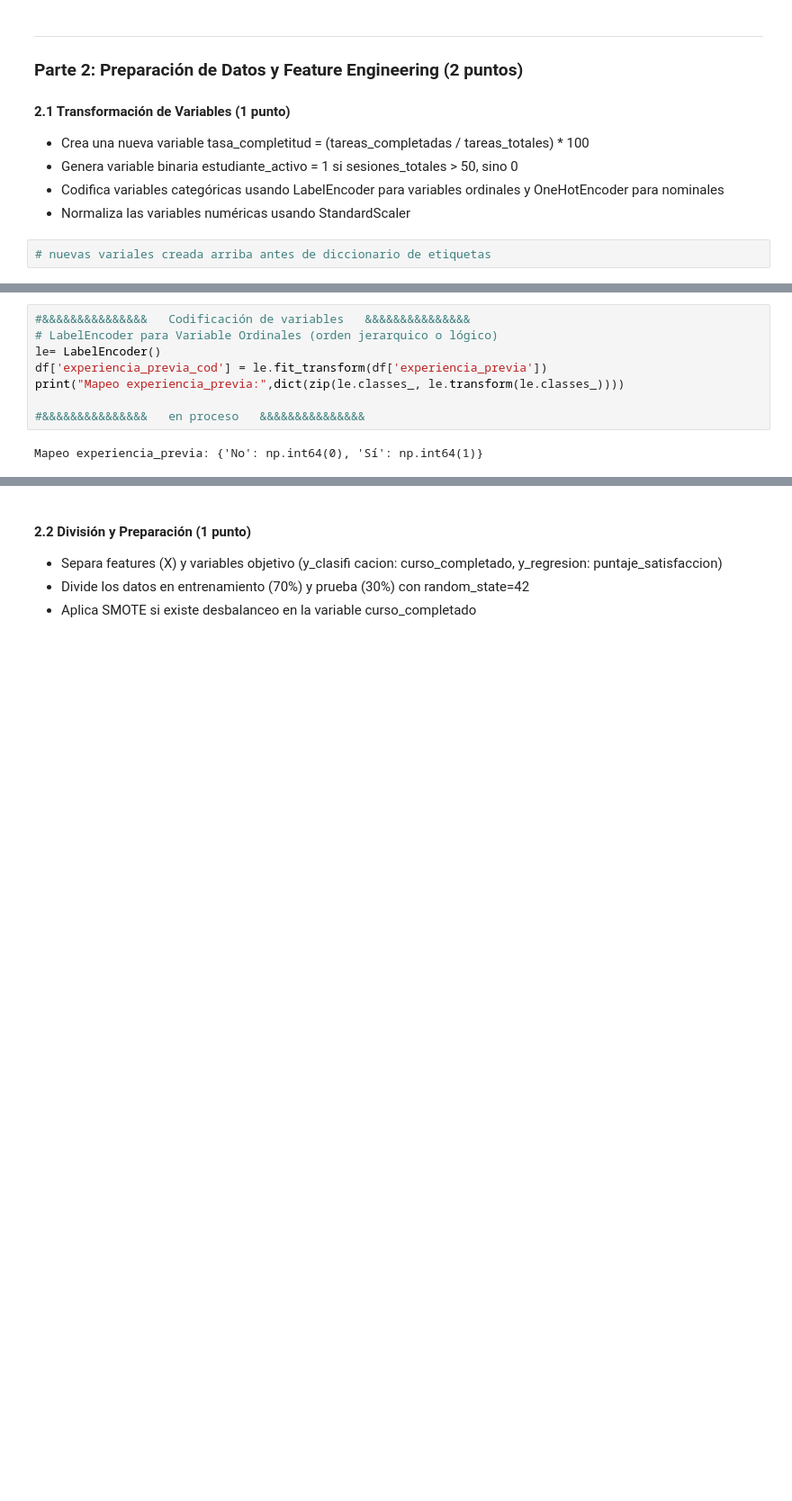
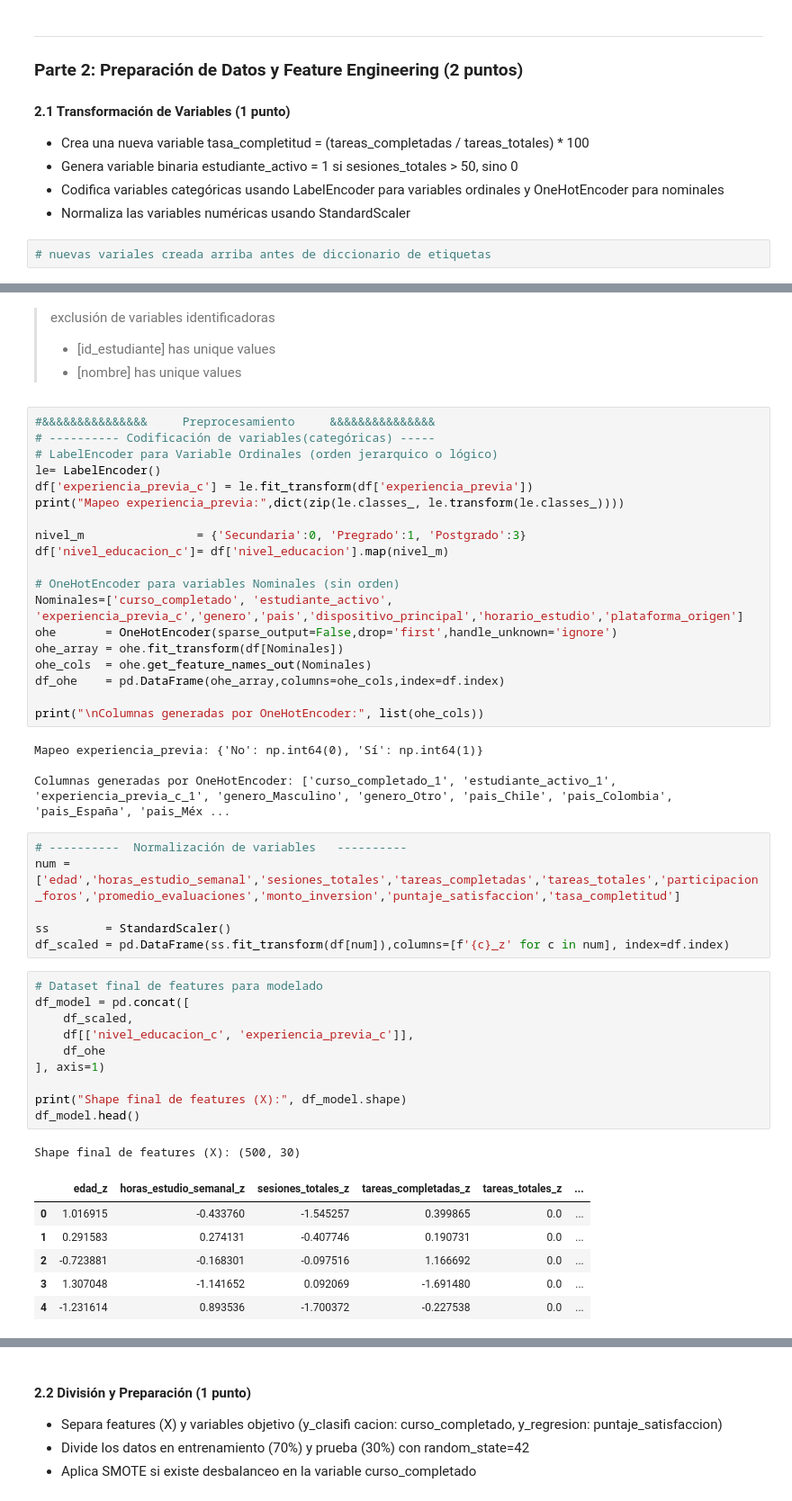
Before and after one commit to JocelynMatus/Data-science-Machine-Learning, a Jupyter notebook: P1-final-.ipynb, the cells around one changed output, grey strips where cells are left out. Shown at 90% size. Cells and saved outputs as stored; diff of their text form; blank space fills up the shorter version.

```diff
--- a/P1-final-.ipynb
+++ b/P1-final-.ipynb
@@ -681,10 +676,51 @@ ____________________________
+# %% [markdown]
+> exclusión de variables identificadoras
+>- [id_estudiante] has unique values
+>- [nombre] has unique values
 # %%
-#&&&&&&&&&&&&&&&   Codificación de variables   &&&&&&&&&&&&&&&
+#&&&&&&&&&&&&&&&     Preprocesamiento     &&&&&&&&&&&&&&&
+# ---------- Codificación de variables(categóricas) -----
 # LabelEncoder para Variable Ordinales (orden jerarquico o lógico)
 le= LabelEncoder()
-df['experiencia_previa_cod'] = le.fit_transform(df['experiencia_previa'])
+df['experiencia_previa_c'] = le.fit_transform(df['experiencia_previa'])
 print("Mapeo experiencia_previa:",dict(zip(le.classes_, le.transform(le.classes_))))
 
-#&&&&&&&&&&&&&&&   en proceso   &&&&&&&&&&&&&&&
+nivel_m                = {'Secundaria':0, 'Pregrado':1, 'Postgrado':3}
+df['nivel_educacion_c']= df['nivel_educacion'].map(nivel_m)
+
+# OneHotEncoder para variables Nominales (sin orden)
+Nominales=['curso_completado', 'estudiante_activo', 'experiencia_previa_c','genero','pais','dispositivo_principal','horario_estudio','plataforma_origen']
+ohe       = OneHotEncoder(sparse_output=False,drop='first',handle_unknown='ignore')
+ohe_array = ohe.fit_transform(df[Nominales])
+ohe_cols  = ohe.get_feature_names_out(Nominales)
+df_ohe    = pd.DataFrame(ohe_array,columns=ohe_cols,index=df.index)
+
+print("\nColumnas generadas por OneHotEncoder:", list(ohe_cols))
 # %% [output]
 Mapeo experiencia_previa: {'No': np.int64(0), 'Sí': np.int64(1)}
+
+Columnas generadas por OneHotEncoder: ['curso_completado_1', 'estudiante_activo_1', 'experiencia_previa_c_1', 'genero_Masculino', 'genero_Otro', 'pais_Chile', 'pais_Colombia', 'pais_España', 'pais_Méx ...
+# %%
+# ----------  Normalización de variables   ----------
+num = ['edad','horas_estudio_semanal','sesiones_totales','tareas_completadas','tareas_totales','participacion_foros','promedio_evaluaciones','monto_inversion','puntaje_satisfaccion','tasa_completitud']
+
+ss        = StandardScaler()
+df_scaled = pd.DataFrame(ss.fit_transform(df[num]),columns=[f'{c}_z' for c in num], index=df.index)
+# %%
+# Dataset final de features para modelado
+df_model = pd.concat([
+    df_scaled,
+    df[['nivel_educacion_c', 'experiencia_previa_c']],
+    df_ohe
+], axis=1)
+
+print("Shape final de features (X):", df_model.shape)
+df_model.head()
+# %% [output]
+Shape final de features (X): (500, 30)
+|  | edad_z | horas_estudio_semanal_z | sesiones_totales_z | tareas_completadas_z | tareas_totales_z | ... |
+| 0 | 1.016915 | -0.433760 | -1.545257 | 0.399865 | 0.0 | ... |
+| 1 | 0.291583 | 0.274131 | -0.407746 | 0.190731 | 0.0 | ... |
+| 2 | -0.723881 | -0.168301 | -0.097516 | 1.166692 | 0.0 | ... |
+| 3 | 1.307048 | -1.141652 | 0.092069 | -1.691480 | 0.0 | ... |
+| 4 | -1.231614 | 0.893536 | -1.700372 | -0.227538 | 0.0 | ... |
```
Also changed, not shown: parts of 23 cells of this notebook.
